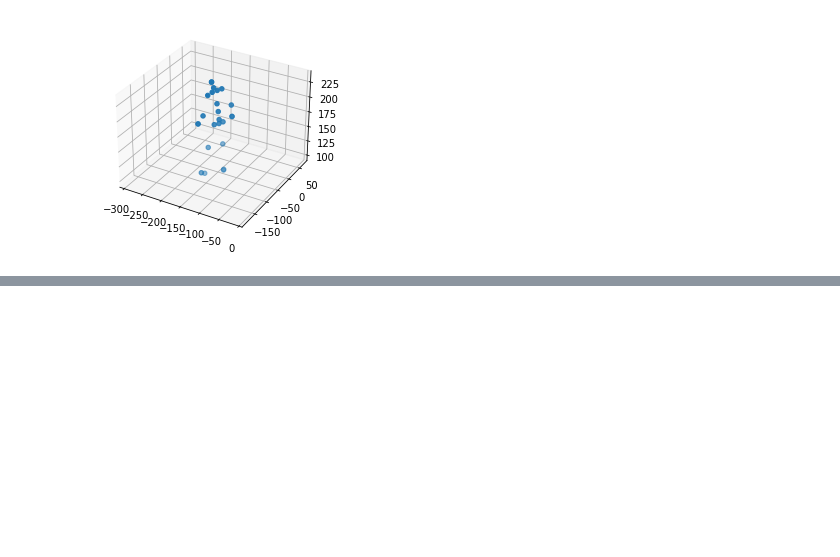
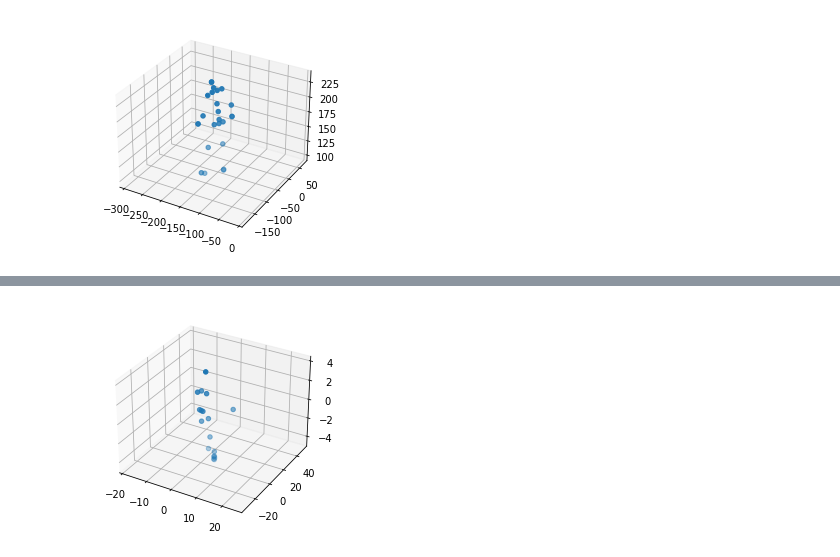
Before and after one commit to Yurashku/npybvh, a Jupyter notebook: example.ipynb, the cells around one changed output, grey strips where cells are left out. Drawn from its saved outputs; the diff is of its cells as text; code cells hidden in the pictures; blank space fills up the shorter version.

```diff
--- a/example.ipynb
+++ b/example.ipynb
@@ -345,0 +293,4 @@ init_offsets
+# %%
+new_anim.plot_frame(2)
+# %% [output]
+[figure, added]
```
Also changed, not shown: parts of 15 cells of this notebook, 3 other files.
